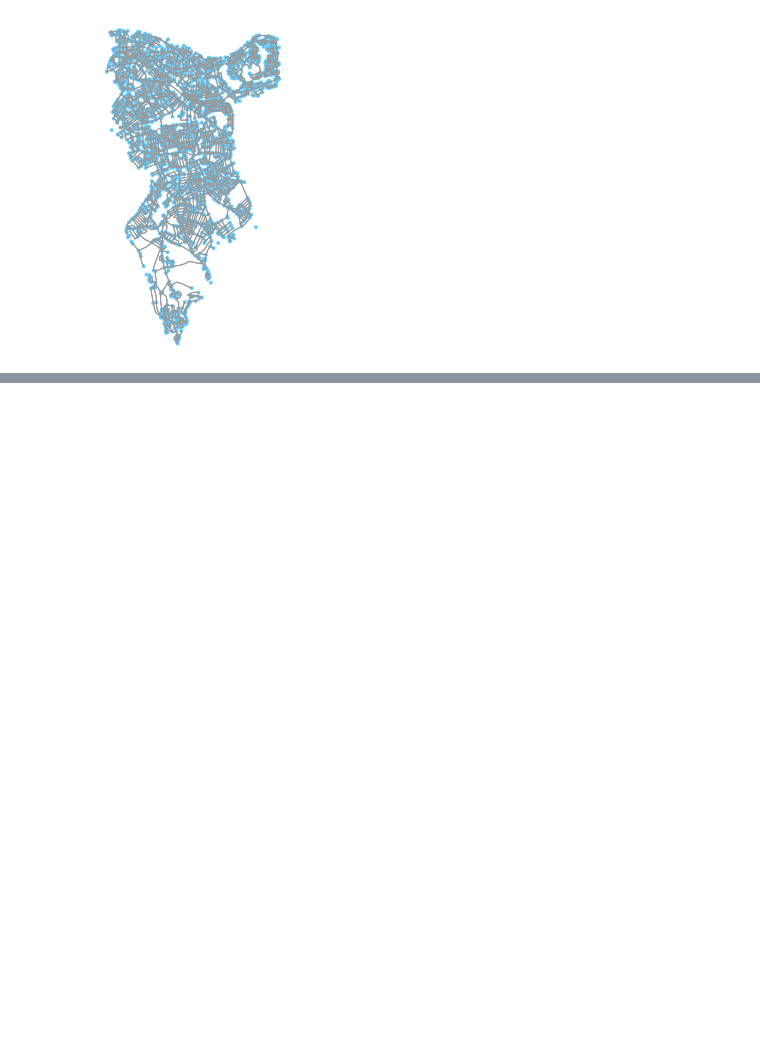
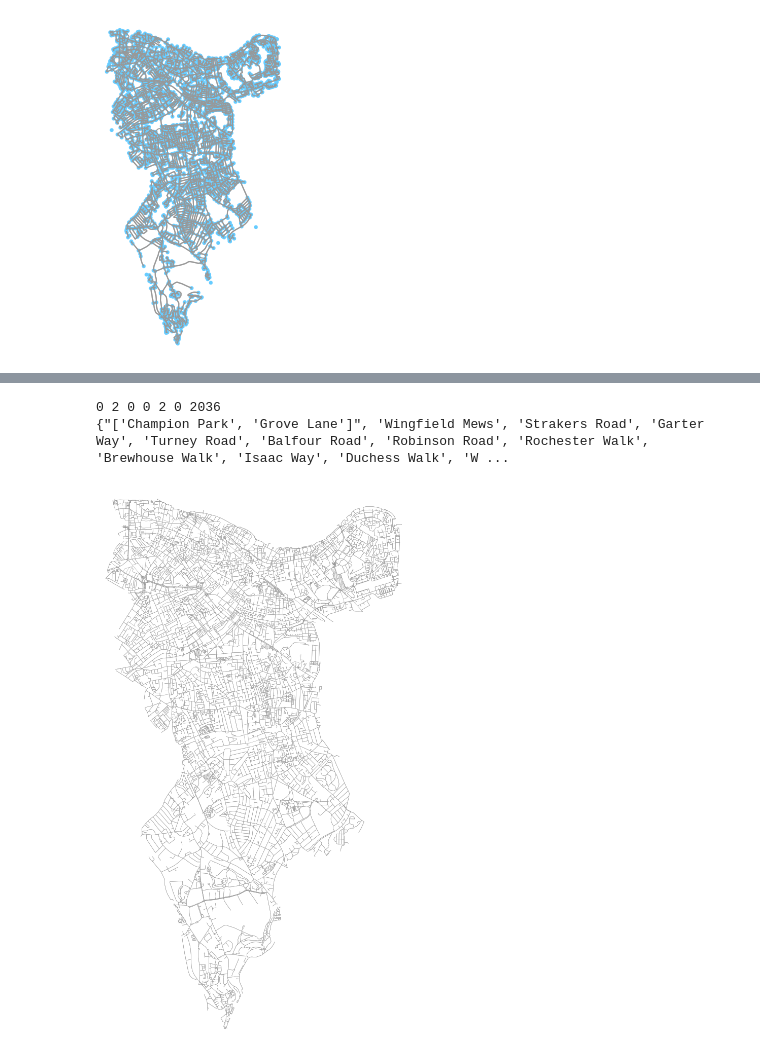
Before and after one commit to nicoleleman/30MapChallenge, a Jupyter notebook: Exploring OSMNX.ipynb, the cells around one changed output, grey strips where cells are left out. Drawn from its saved outputs; the diff is of its cells as text; code cells hidden in the pictures; blank space fills up the shorter version.

```diff
--- a/Exploring OSMNX.ipynb
+++ b/Exploring OSMNX.ipynb
@@ -106,0 +133,33 @@ edge_attributes.head()
+# %%
+streets = 0
+roads = 0
+drive = 0
+place = 0
+walk = 0
+lane = 0
+others = 0
+
+for name in unique_names:
+    if 'street' in name:
+        streets += 1
+    elif 'road' in name:
+        roads += 1
+    elif 'drive' in name:
+        drive += 1
+    elif 'place' in name:
+        place += 1
+    elif 'walk' in name:
+        walk += 1
+    elif 'lane' in name:
+        lane += 1
+    else:
+        others += 1
+print(streets, roads, drive, place, walk, lane, others)
+print(unique_names)
+# %% [output]
+0 2 0 0 2 0 2036
+{"['Champion Park', 'Grove Lane']", 'Wingfield Mews', 'Strakers Road', 'Garter Way', 'Turney Road', 'Balfour Road', 'Robinson Road', 'Rochester Walk', 'Brewhouse Walk', 'Isaac Way', 'Duchess Walk', 'W ...
+# %%
+fig, ax = ox.plot_graph(G, bgcolor='white', axis_off=True, node_size=0, node_color='w', node_edgecolor='gray', node_zorder=2, edge_linewidth=0.5, edge_alpha=1, fig_height=20, dpi=300)
+# %% [output]
+[figure, added]
```
Also changed, not shown: parts of 2 cells of this notebook, 1 other file.
